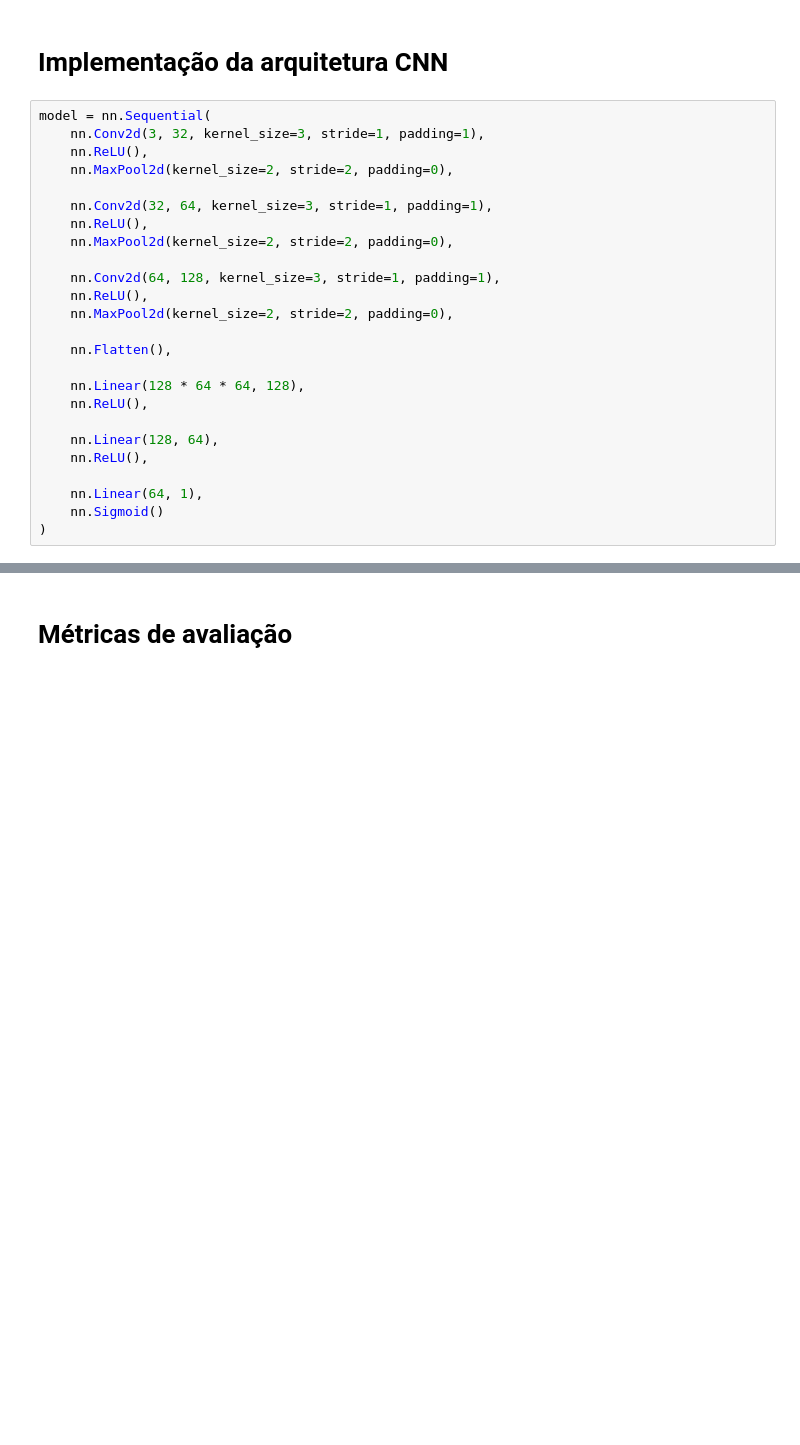
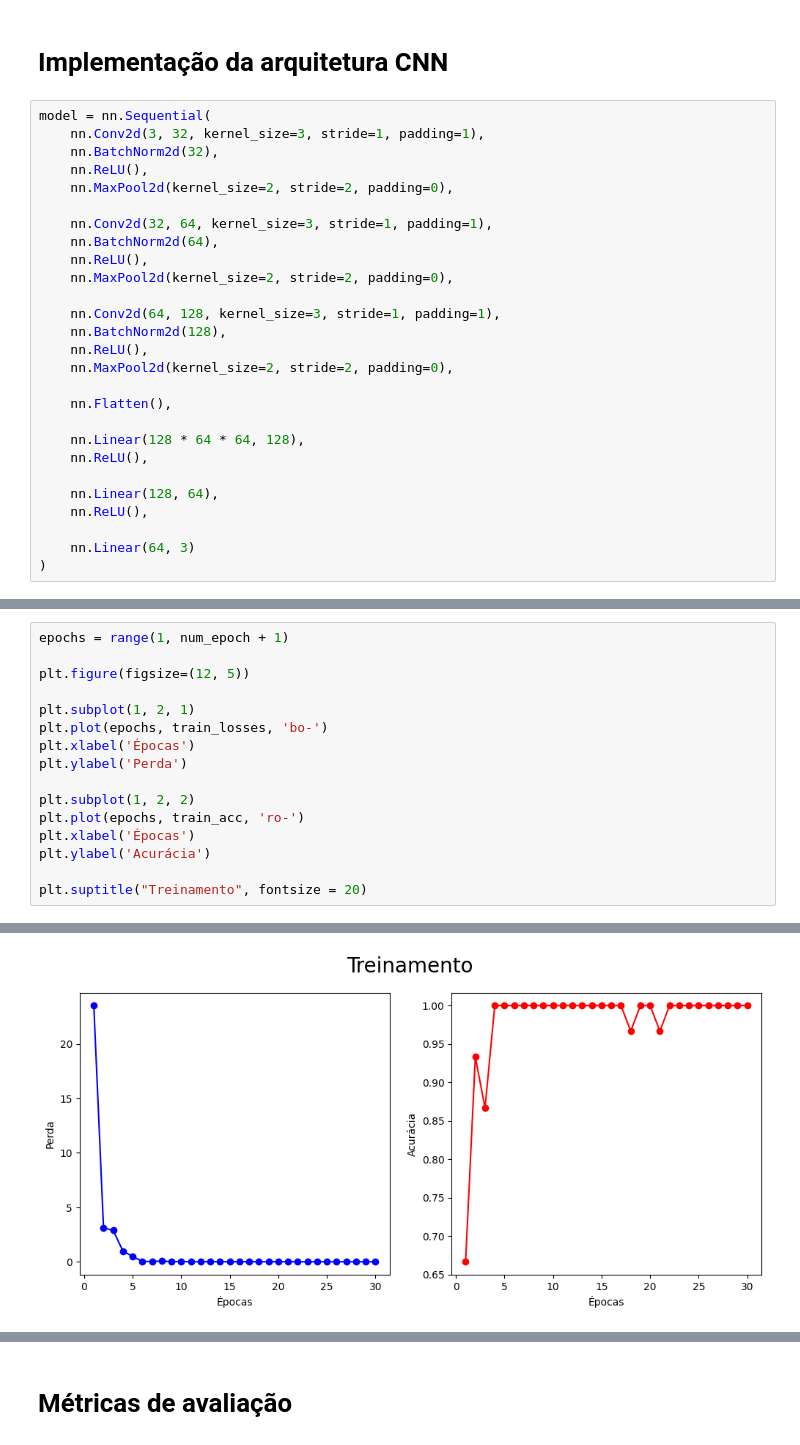
Before and after one commit to AlxDev-hub/Classificacao-KAN-DoencasPulmonares, a Jupyter notebook: teste1_cnn.ipynb, the cells around one changed output, grey strips where cells are left out. Cells and saved outputs as stored; diff of their text form; blank space fills up the shorter version.

```diff
--- a/teste1_cnn.ipynb
+++ b/teste1_cnn.ipynb
@@ -29,14 +28,17 @@ testloader = DataLoader(test_dataset, batch_size = 50, shuffle = True)
 # %%
 model = nn.Sequential(
     nn.Conv2d(3, 32, kernel_size=3, stride=1, padding=1),
+    nn.BatchNorm2d(32),
     nn.ReLU(),
     nn.MaxPool2d(kernel_size=2, stride=2, padding=0),
 
     nn.Conv2d(32, 64, kernel_size=3, stride=1, padding=1),
+    nn.BatchNorm2d(64),
     nn.ReLU(),
     nn.MaxPool2d(kernel_size=2, stride=2, padding=0),
 
     nn.Conv2d(64, 128, kernel_size=3, stride=1, padding=1),
+    nn.BatchNorm2d(128),
     nn.ReLU(),
     nn.MaxPool2d(kernel_size=2, stride=2, padding=0),
 
@@ -48,8 +50,7 @@ model = nn.Sequential(
     nn.Linear(128, 64),
     nn.ReLU(),
 
-    nn.Linear(64, 1),
-    nn.Sigmoid()
+    nn.Linear(64, 3)
 )
 # %%
 device = torch.device("cuda:0" if torch.cuda.is_available() else "cpu")
@@ -119,0 +131,17 @@ for epoch in range(num_epoch):
+# %%
+epochs = range(1, num_epoch + 1)
+
+plt.figure(figsize=(12, 5))
+
+plt.subplot(1, 2, 1)
+plt.plot(epochs, train_losses, 'bo-')
+plt.xlabel('Épocas')
+plt.ylabel('Perda')
+
+plt.subplot(1, 2, 2)
+plt.plot(epochs, train_acc, 'ro-')
+plt.xlabel('Épocas')
+plt.ylabel('Acurácia')
+
+plt.suptitle("Treinamento", fontsize = 20)
+# %% [output]
@@ -120,2 +149,3 @@ for epoch in range(num_epoch):
+[figure, added]
 # %%
 model.eval()
```
Also changed, not shown: parts of 22 cells of this notebook, 1 other file.
